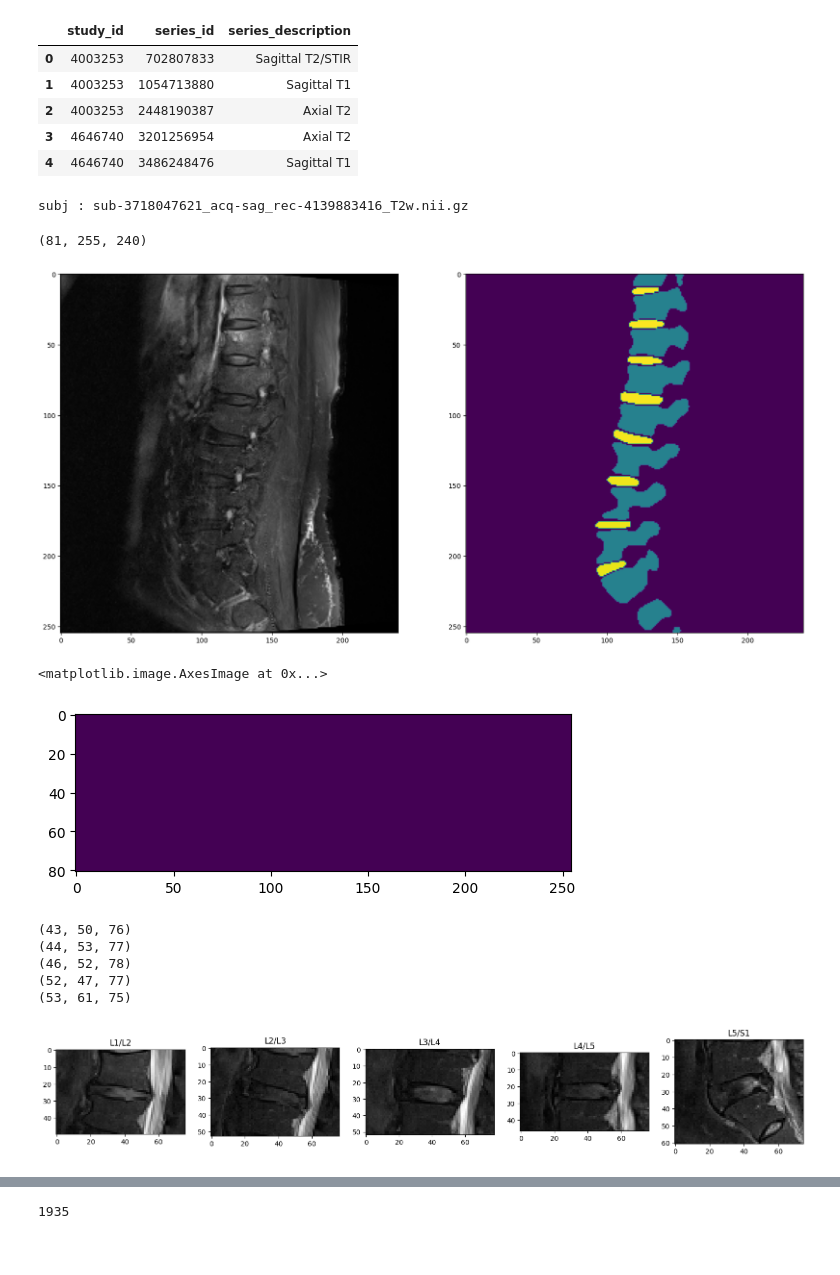
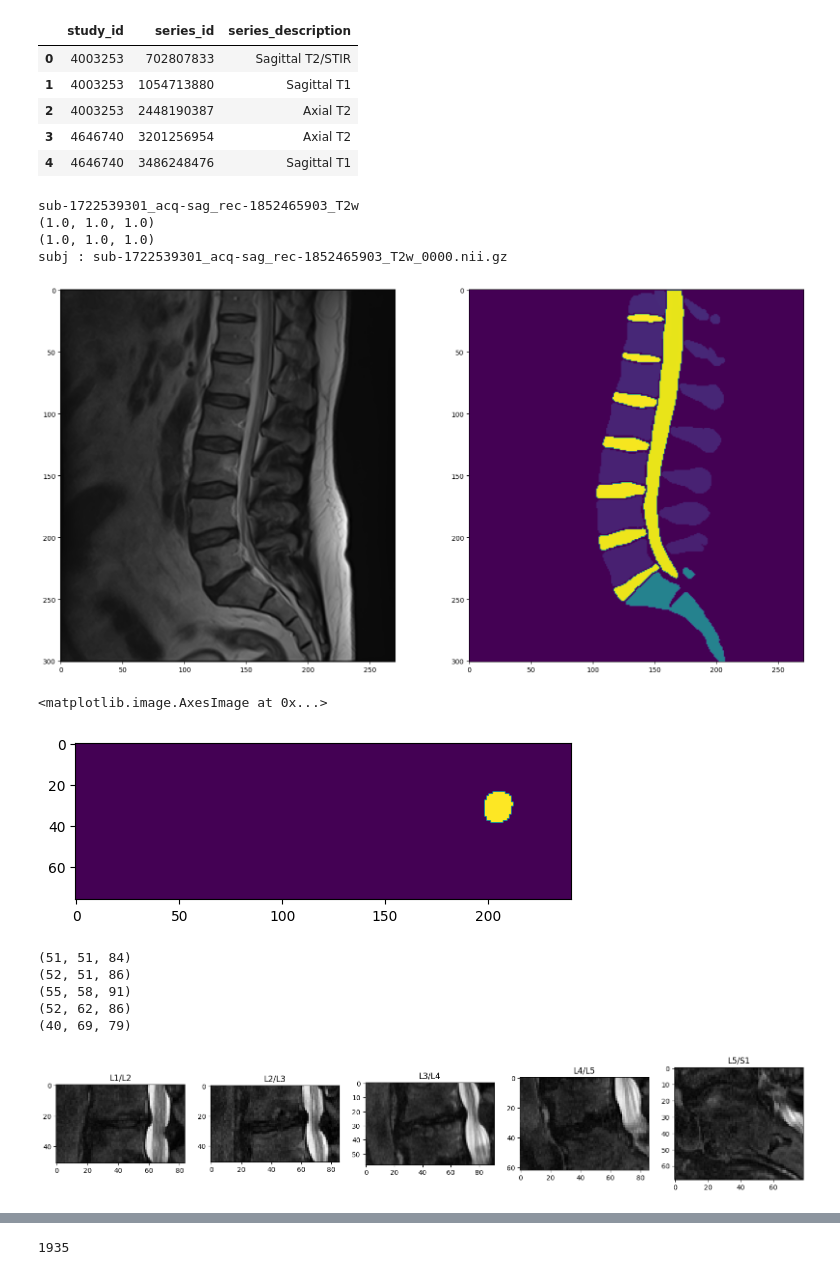
Before and after one commit to ivadomed/lumbar-classification-rsna-challenge-2024, a Jupyter notebook: notebook/totalspineseg.ipynb, the cells around one changed output, grey strips where cells are left out. Drawn from its saved outputs; the diff is of its cells as text; code cells hidden in the pictures.

```diff
--- a/notebook/totalspineseg.ipynb
+++ b/notebook/totalspineseg.ipynb
@@ -29,22 +30,29 @@ description.head()
 | 3 | 4646740 | 3201256954 | Axial T2 |
 | 4 | 4646740 | 3486248476 | Sagittal T1 |
 # %%
-path = "../../TotalSpineSeg"
-vol_paths = glob.glob(path + "/data/sub*T2w.nii.gz") #os.listdir(path + "/data")
-# vol_paths = glob.glob(path + "/data/sub*T1w.nii.gz") #os.listdir(path + "/data")
+# path = "../../TotalSpineSeg"
+path = "../../duke/public/rsna_challenge/totalspineseg_output"
+vol_paths = glob.glob(path + "/input/sub*T2w*.nii.gz") #os.listdir(path + "/data")
+vol_paths
 
 
 # y = "sub-4646740_acq-sag_rec-3666319702_T2w.nii.gz"
 y = np.random.choice(vol_paths).split("/")[-1]
 # y = "sub-52397721_acq-sag_rec-2452297573_T2w.nii.gz"
-x = y[:-7]
-x = x+"_0000.nii.gz"
 
-vol = Image(path+"/output/input/"+x)
+print()
+x = y[:-12]
+print(x)
+
+x+=".nii.gz"
+
+vol = Image(path+"/input/"+y)
+print(vol.dim[-4:-1])
 vol.change_orientation("LSA")
 vol = vol.data
 
-seg = Image(path+"/output/step1_output/"+y)
+seg = Image(path+"/step2_output/"+x)
+print(seg.dim[-4:-1])
 seg = seg.change_orientation("LSA")
 seg = seg.data
 
@@ -65,25 +73,24 @@ print("subj :", y)
 # create a dataset for foraminal narrowing
 # for this end, check images orientation
 # %% [output]
-subj : sub-3718047621_acq-sag_rec-4139883416_T2w.nii.gz
+sub-1722539301_acq-sag_rec-1852465903_T2w
+(1.0, 1.0, 1.0)
+(1.0, 1.0, 1.0)
+subj : sub-1722539301_acq-sag_rec-1852465903_T2w_0000.nii.gz
-# %%
-vol.shape
-# %% [output]
-(81, 255, 240)
 # %%
-idx = 25
+idx = 35
 fig, ax = plt.subplots(figsize=(20, 10), ncols=2)
 ax[0].imshow(vol[idx], cmap="gray")
 ax[1].imshow(seg[idx])
 plt.show()
 # %% [output]
-[figure, old version]
+[figure, new version]
 # %%
 mask = np.isin(seg, [202, 203, 204, 205, 200, 201]).astype(int)
 plt.imshow(mask[:,:,167])
 # %% [output]
 <matplotlib.image.AxesImage at 0x...>
-[figure, old version]
+[figure, new version]
 # %%
 discs = np.isin(seg, [202, 203, 204, 205, 206]).astype(int)
 disc_l5 = np.isin(seg, [202]).astype(int)
@@ -136,12 +143,12 @@ for i, disc in enumerate(discs):
     ax[i].imshow(patch[d//2], cmap="gray")
     ax[i].set_title(levels[i])
 # %% [output]
-(43, 50, 76)
-(44, 53, 77)
-(46, 52, 78)
-(52, 47, 77)
-(53, 61, 75)
+(51, 51, 84)
+(52, 51, 86)
+(55, 58, 91)
+(52, 62, 86)
+(40, 69, 79)
-[figure, old version]
+[figure, new version]
 # %%
 plt.imshow(patch[30,:,:], cmap="gray")
 plt.show()
```
Also changed, not shown: parts of 5 cells of this notebook.
